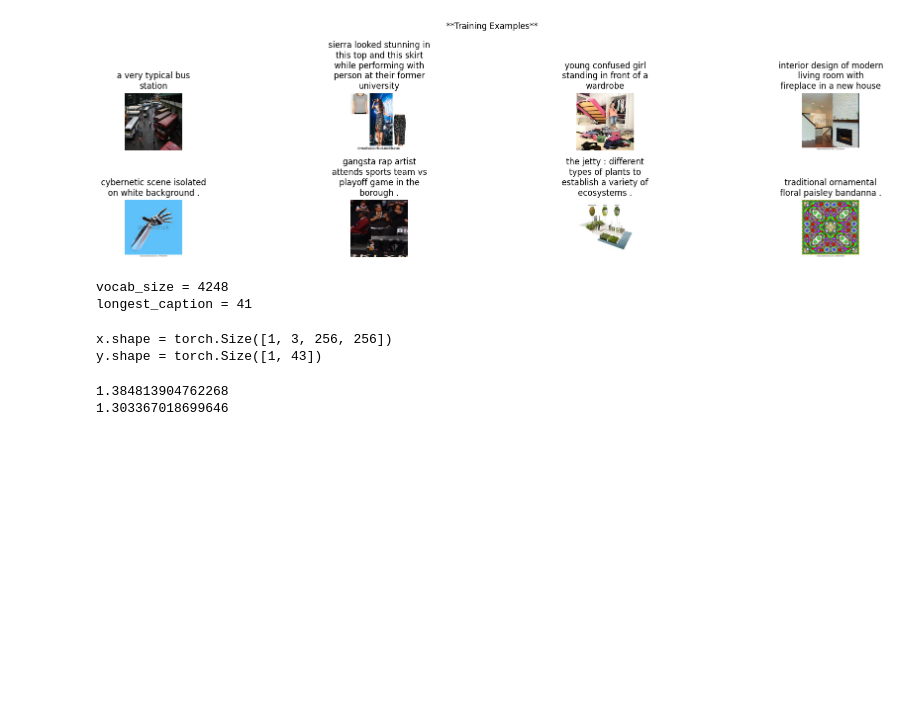
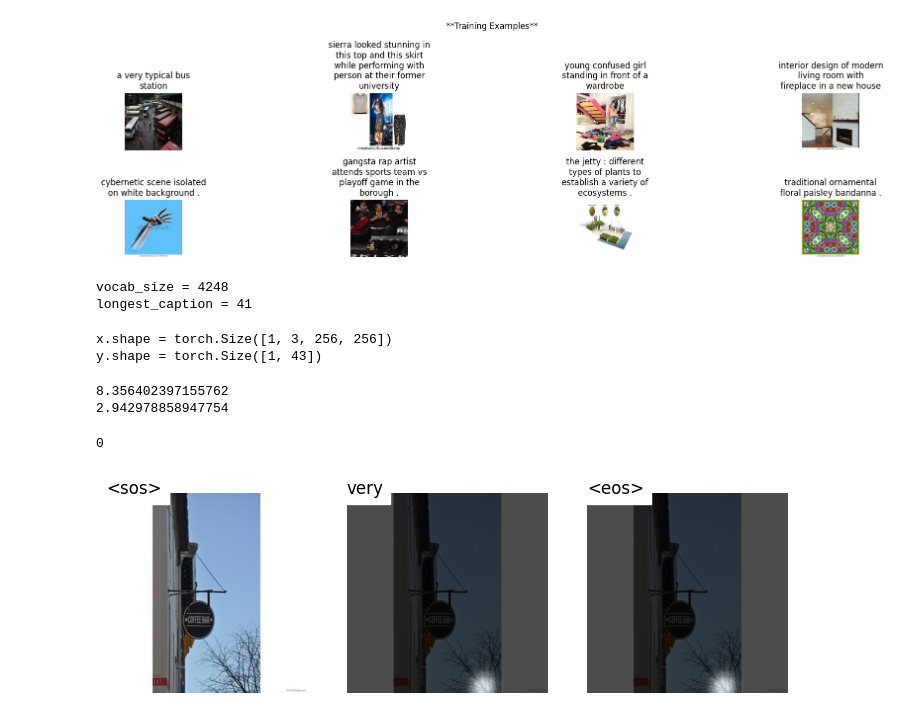
Before and after one commit to hans-elliott99/DLReplications, a Jupyter notebook: image_captioning/dev.ipynb, the cells around one changed output. Saved outputs shown, nothing was run; the diff lists cells and outputs as text; code cells hidden in the pictures; blank space fills up the shorter version.

Commit message:
added inference via beam search, which can be visualized

```diff
--- a/image_captioning/dev.ipynb
+++ b/image_captioning/dev.ipynb
@@ -56,12 +67,10 @@ longest_caption = 41
 # %%
 train_dataset = ImageCaptionDataset(X_paths=train_paths,
                                     y_labels=train_meta['labels'],
-                                    split="train",
                                     string2int=stoi_config)
 
 valid_dataset = ImageCaptionDataset(X_paths=valid_paths,
                                     y_labels=valid_meta['labels'],
-                                    split="valid",
                                     string2int=stoi_config)
 # %%
 batchsize = 1
@@ -123,5 +132,23 @@ for i in range(10):
 
 print(loss.item())
 # %% [output]
-1.384813904762268
-1.303367018699646
+8.356402397155762
+2.942978858947754
+# %%
+imn = 25
+x, y, _ = train_dataset[imn]
+
+# image = load_prep_image(f"./data/train_images/{imn}.jpg", transforms=encoder.transforms)
+image_notransform = load_prep_image(f"./data/train_images/{imn}.jpg", transforms=None)
+
+caption, final_seq, bleu4, alphas = beam_caption(x.unsqueeze(0), encoder, decoder, stoi_config, captions=y.unsqueeze(0), beam_size=3)
+print(bleu4)
+# %% [output]
+0
+# %%
+from utils import VizAttention
+
+plt.figure(figsize=(15,10))
+VizAttention.plot_predicted(image_notransform, final_seq, alphas, stoi_config)
+# %% [output]
+[figure, added]
```
Also changed, not shown: parts of 2 cells of this notebook, 12 other files.
